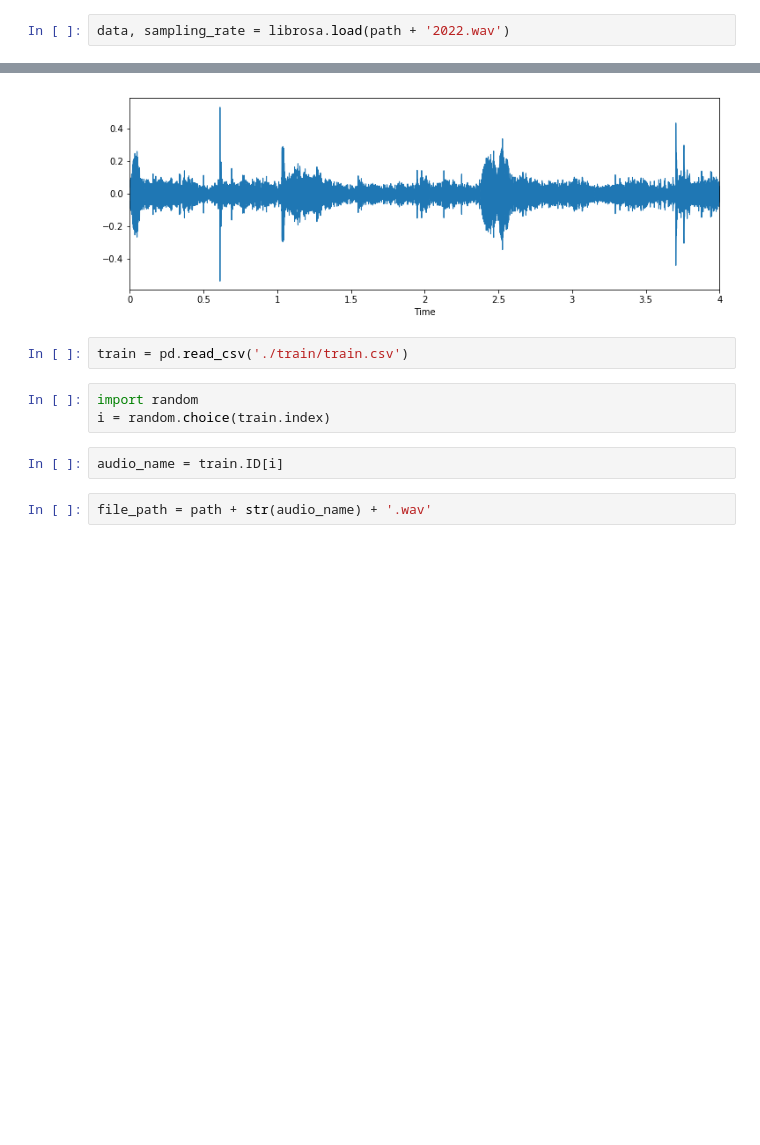
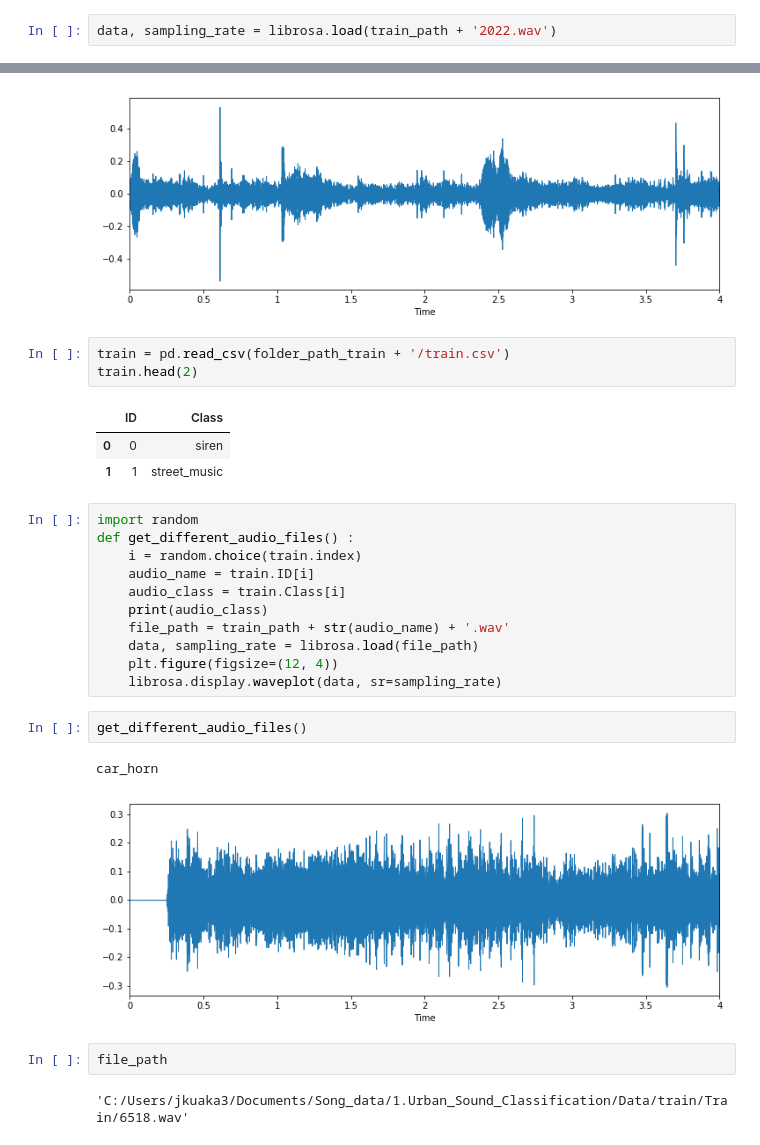
Before and after one commit to Aksh-kumar/ML_Projects, a Jupyter notebook: 3.Advance/1.Urban_Sound_Classification/Data/Urban_Sound_Classification.ipynb, the cells around one changed output, grey strips where cells are left out. Cells and saved outputs as stored; diff of their text form; blank space fills up the shorter version.

Commit message:
update urban data

```diff
--- a/3.Advance/1.Urban_Sound_Classification/Data/Urban_Sound_Classification.ipynb
+++ b/3.Advance/1.Urban_Sound_Classification/Data/Urban_Sound_Classification.ipynb
@@ -17,5 +19,5 @@ ValueError: could not convert string to float: 'C:/Users/aksh1/Documents/Songs_d
 # %%
-data, sampling_rate = librosa.load(path + '2022.wav')
+data, sampling_rate = librosa.load(train_path + '2022.wav')
 # %%
 plt.figure(figsize=(12, 4))
 librosa.display.waveplot(data, sr=sampling_rate)
@@ -23,11 +25,29 @@ librosa.display.waveplot(data, sr=sampling_rate)
 <matplotlib.collections.PolyCollection at 0x...>
 [figure]
 # %%
-train = pd.read_csv('./train/train.csv')
+train = pd.read_csv(folder_path_train + '/train.csv')
+train.head(2)
+# %% [output]
+|  | ID | Class |
+| 0 | 0 | siren |
+| 1 | 1 | street_music |
-# %%
-import random
-i = random.choice(train.index)
-# %%
-audio_name = train.ID[i]
-# %%
-file_path = path + str(audio_name) + '.wav'
+# %%
+import random
+def get_different_audio_files() :
+    i = random.choice(train.index)
+    audio_name = train.ID[i]
+    audio_class = train.Class[i]
+    print(audio_class)
+    file_path = train_path + str(audio_name) + '.wav'
+    data, sampling_rate = librosa.load(file_path)
+    plt.figure(figsize=(12, 4))
+    librosa.display.waveplot(data, sr=sampling_rate)
+# %%
+get_different_audio_files()
+# %% [output]
+car_horn
+[figure, added]
+# %%
+file_path
+# %% [output]
+'C:/Users/jkuaka3/Documents/Song_data/1.Urban_Sound_Classification/Data/train/Train/6518.wav'
```
Also changed, not shown: parts of 2 cells of this notebook.
